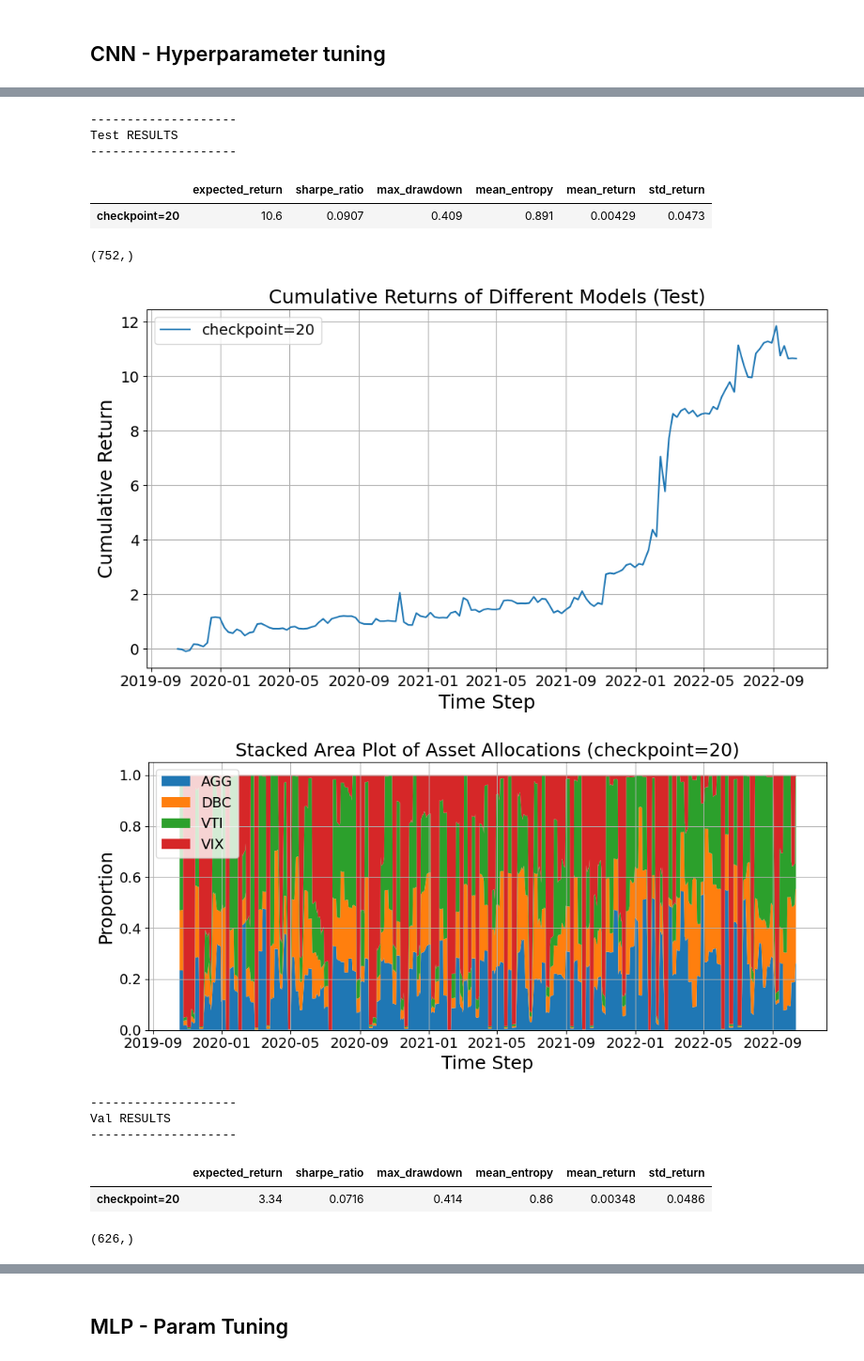
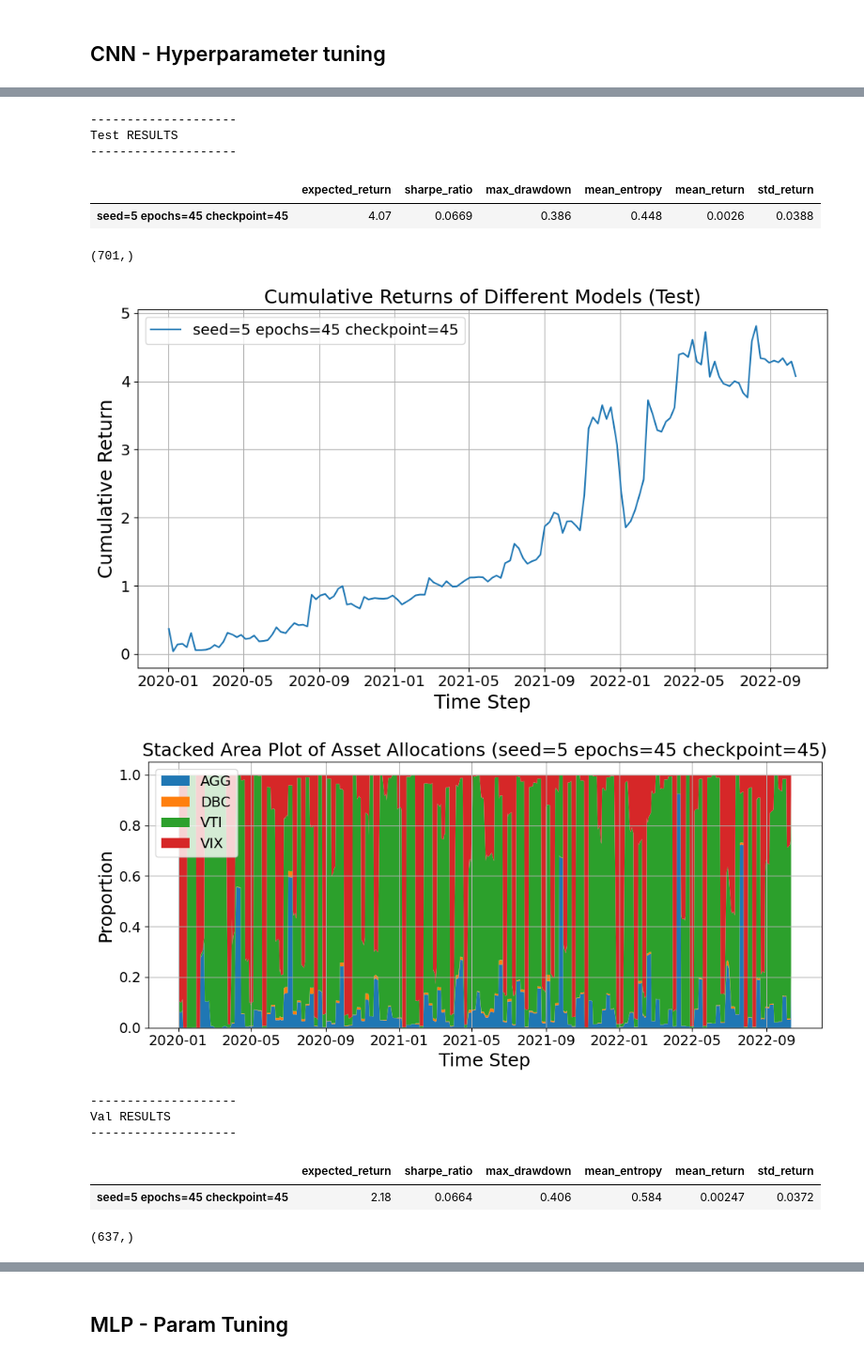
Before and after one commit to jamielewisturner/NN_Verification_Time_Series, a Jupyter notebook: Standard Training.ipynb, the cells around one changed output, grey strips where cells are left out. Shown at 94% size. Saved outputs shown, nothing was run; the diff lists cells and outputs as text; code cells hidden in the pictures.

```diff
--- a/Standard Training.ipynb
+++ b/Standard Training.ipynb
@@ -648,14 +1080,37 @@ Output shape:      torch.Size([2, 4])
+# %%
+def test_fn(blank):
+    def loss_fn(x, y, model, _):
+        β   = 0.1#risk_penalty  # e.g. 0.5 or tune via validation
+        eps = 1e-8
+
+        w0 = model(x)                                  # [B, A]
+        w  = w0.unsqueeze(1).repeat(1, horizon, 1)     # [B, T, A]
+        r  = (w * y).sum(dim=2)                        # [B, T]
+
+        μ  = r.mean(dim=1)                             # [B]
+        σ  = r.std(dim=1, unbiased=False)              # [B]
+
+        # mean-variance loss
+        mv = μ - β * σ
+        return -mv.mean()
+
+    return loss_fn
 # %%
 params_grids = [{
-    "seed": [2],
-    "epochs": [55],
-    "lambda_entropy": [0.025],#, 0.4],#, 0.0025],#[0.0001, 0.001, 0.01, 0.025, 0.05, 0.1],
+    "seed": [10, 8, 4,5],
+    "epochs": [45, 60],
+    "lambda_entropy": [0.000],#, 0.4],#, 0.0025],#[0.0001, 0.001, 0.01, 0.025, 0.05, 0.1],
     "model": ["CNN"],
-    "learning_rate": [1e-3],
-    "checkpoint_freq": [10],
-    "rebalance_freq": [5],
-    "jitter" : [0.03],
-    # "weight_decay": [1e-4]
+    # "lstm_hidden_layers" : [1],
+    # "lstm_hidden_layers" : [1],
+    # "lstm"
+    "learning_rate": [0.001],
+    # "checkpoint_freq": [10],
+    # "rebalance_freq": [5],
+    "loss": ["Standard"],
+    "jitter" : [1.5],
+    "weight_decay": [1e-5]
+    # "warmup": [10]
 }
 ]
 
@@ -671,10 +1126,11 @@ def dataset_fn(params):
 
 
 experiment_path = "alpha-beta-CROWN/complete_verifier/trained_models"
-experiments = get_experiment_model(standard_model_fn, experiment_path, params_grids, loss_fn_fn, dataset_fn, device=device)
+experiments = get_experiment_model(lambda x: FinalCNN().to(device), experiment_path, params_grids, test_fn, dataset_fn, device=device)
 
 for model_name, experiment in experiments.items():
     model = experiment["model"]
+    experiment["params"]["rebalance_freq"] = 5
     # experiment["results"]["train"] = run_experiment(model, (X_train_tensor, y_train_tensor[:, 0:1, :].squeeze(1)), experiment)
     experiment["results"]["val"] = run_experiment(model, (X_val_tensor, y_val_tensor[:, 0:1, :].squeeze(1)), experiment)
     experiment["results"]["test"] = run_experiment(model, (X_test_tensor, y_test_tensor[:, 0:1, :].squeeze(1)), experiment)
@@ -711,7 +1176,7 @@ def hyperparam_search(experiments, metric="val_expected_return"):
     return results_df.to_dict()
 
 best_params = best_CNN_params = hyperparam_search(experiments)
-filtered_experiements = { ek: e for ek,e in experiments.items() if all([(best_params[pk] == e["params"][pk] or pk == "seed") for pk in best_params])}
+filtered_experiements = { ek: e for ek,e in experiments.items() if all([(best_params[pk] == e["params"][pk] ) for pk in best_params])}
 display_train_results(filtered_experiements)
 # filtered_experiements = experiments
 for dataset_key, dataset_idx in zip(["test", "val"], [test_idx,val_idx]):
@@ -732,14 +1193,14 @@ Hyperparam Search over seeds
 --------------------
 Test RESULTS
 --------------------
 |  | expected_return | sharpe_ratio | max_drawdown | mean_entropy | mean_return | std_return |
-| checkpoint=20 | 10.6 | 0.0907 | 0.409 | 0.891 | 0.00429 | 0.0473 |
+| seed=5 epochs=45 checkpoint=45 | 4.07 | 0.0669 | 0.386 | 0.448 | 0.0026 | 0.0388 |
-(752,)
+(701,)
-[figure, old version]
+[figure, new version]
-[figure, old version]
+[figure, new version]
 --------------------
 Val RESULTS
 --------------------
 |  | expected_return | sharpe_ratio | max_drawdown | mean_entropy | mean_return | std_return |
-| checkpoint=20 | 3.34 | 0.0716 | 0.414 | 0.86 | 0.00348 | 0.0486 |
+| seed=5 epochs=45 checkpoint=45 | 2.18 | 0.0664 | 0.406 | 0.584 | 0.00247 | 0.0372 |
-(626,)
+(637,)
```
Also changed, not shown: parts of 90 cells of this notebook.
